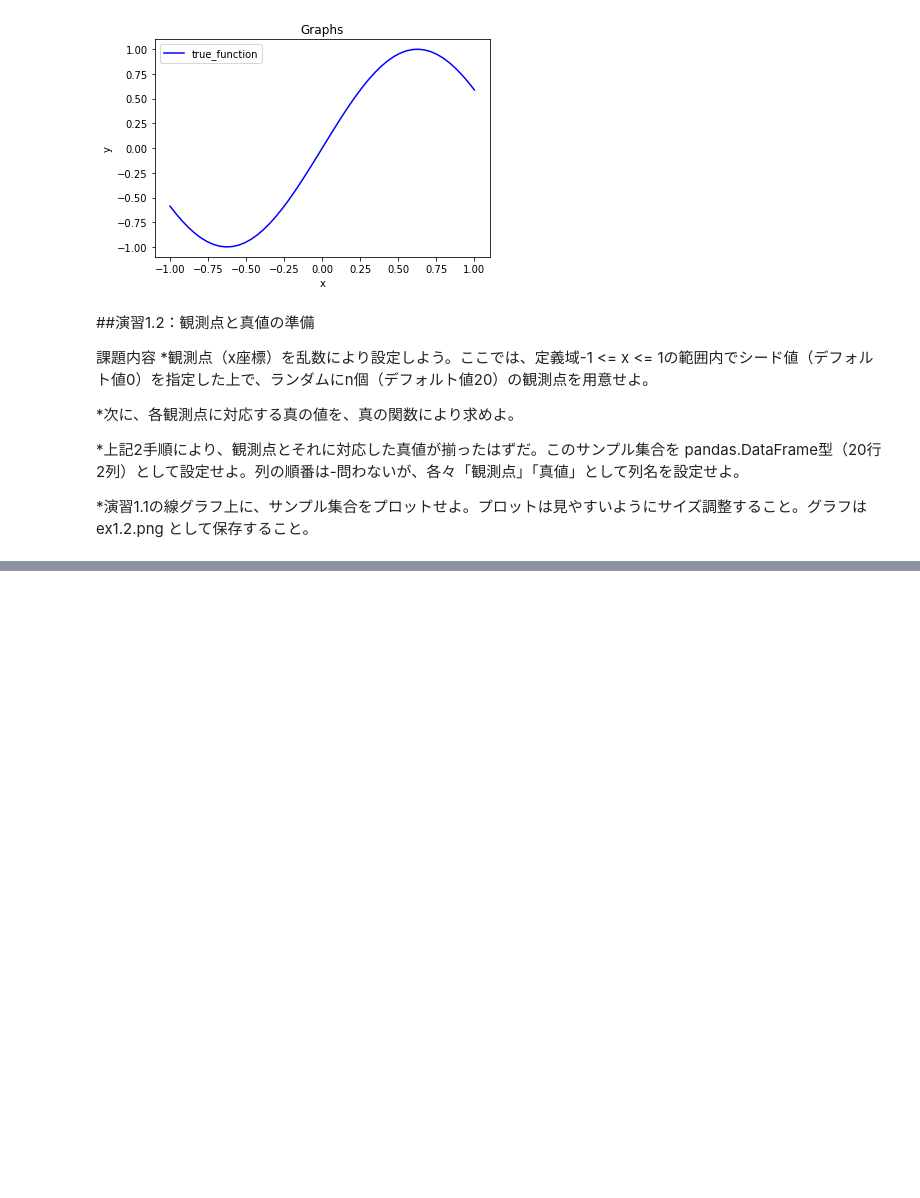
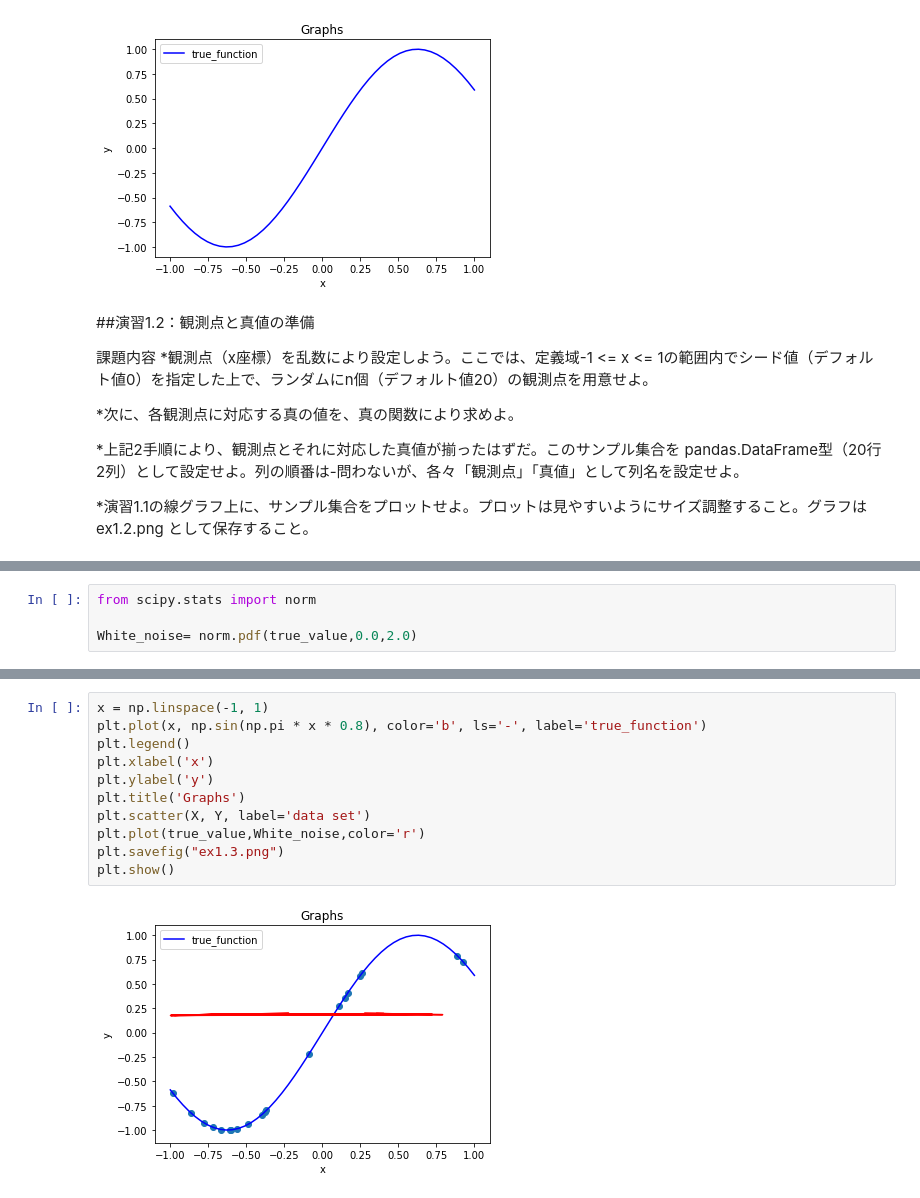
Before and after one commit to Noan0401/Data_mining_exercise, a Jupyter notebook: ex_1.ipynb, the cells around one changed output, grey strips where cells are left out. Cells and saved outputs as stored; diff of their text form; blank space fills up the shorter version.

```diff
--- a/ex_1.ipynb
+++ b/ex_1.ipynb
@@ -95,0 +103,4 @@ plt.show()
+# %%
+from scipy.stats import norm
+
+White_noise= norm.pdf(true_value,0.0,2.0)
@@ -95,0 +128,13 @@ plt.show()
+# %%
+x = np.linspace(-1, 1)
+plt.plot(x, np.sin(np.pi * x * 0.8), color='b', ls='-', label='true_function')
+plt.legend()
+plt.xlabel('x')
+plt.ylabel('y')
+plt.title('Graphs')
+plt.scatter(X, Y, label='data set')
+plt.plot(true_value,White_noise,color='r')
+plt.savefig("ex1.3.png")
+plt.show()
+# %% [output]
+[figure, added]
```
Also changed, not shown: parts of 6 cells of this notebook, 1 other file.
